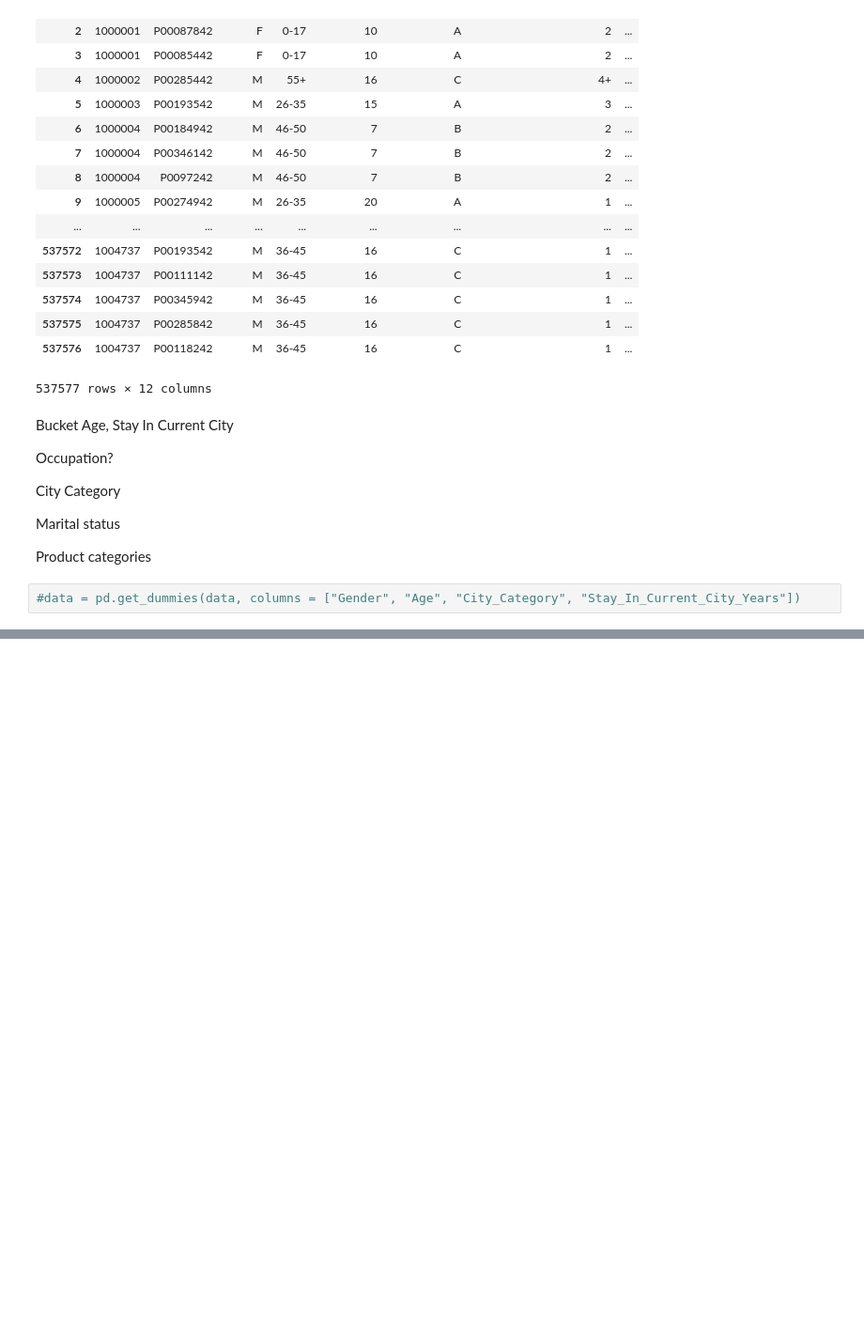
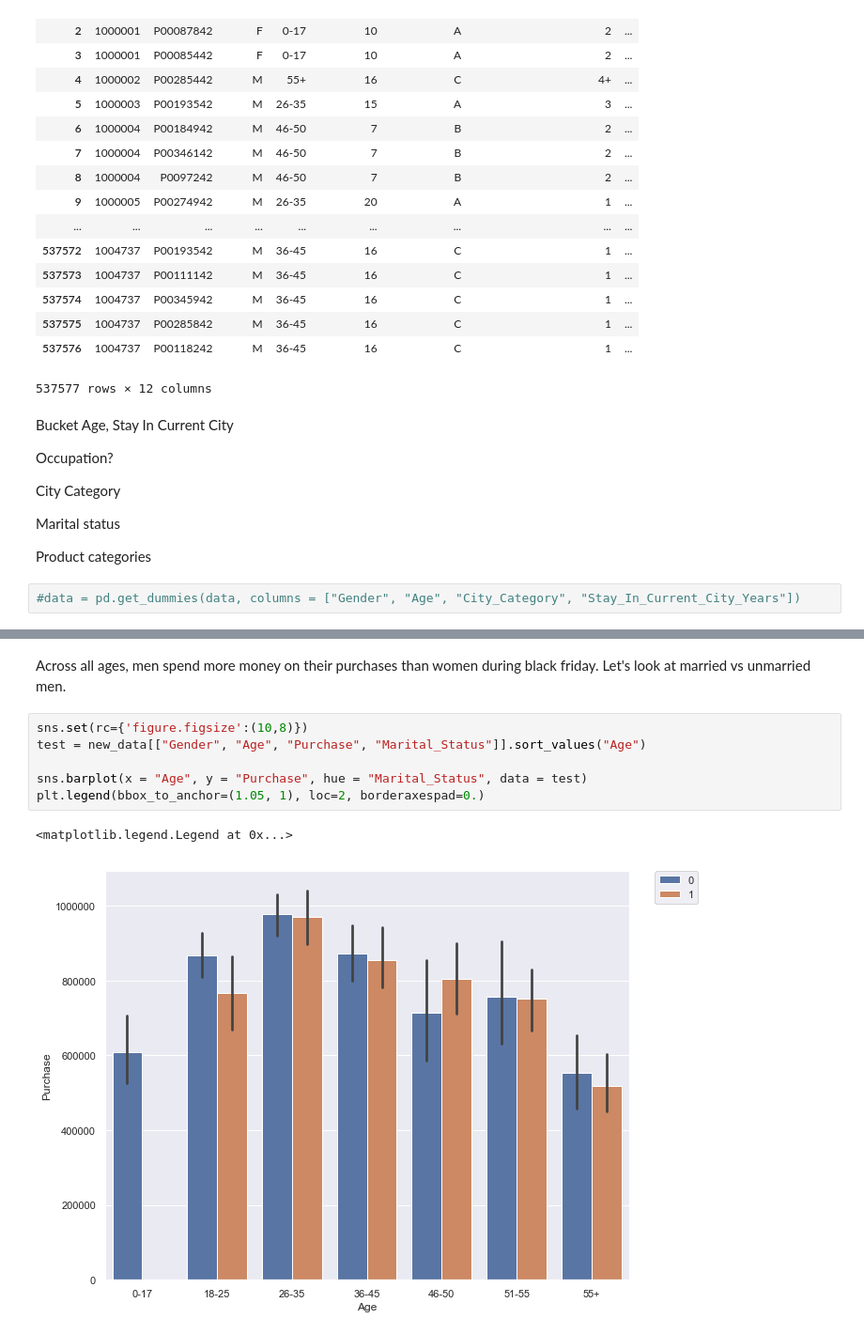
Before and after one commit to MelissieP/black-friday-consumer-behaviour, a Jupyter notebook: EDA.ipynb, the cells around one changed output, grey strips where cells are left out. Shown at 94% size. Saved outputs shown, nothing was run; the diff lists cells and outputs as text; blank space fills up the shorter version.

```diff
--- a/EDA.ipynb
+++ b/EDA.ipynb
@@ -94,0 +112,11 @@ plt.legend(bbox_to_anchor=(1.05, 1), loc=2, borderaxespad=0.)
+# %% [markdown]
+Across all ages, men spend more money on their purchases than women during black friday. Let's look at married vs unmarried men.
+# %%
+sns.set(rc={'figure.figsize':(10,8)})
+test = new_data[["Gender", "Age", "Purchase", "Marital_Status"]].sort_values("Age")
+
+sns.barplot(x = "Age", y = "Purchase", hue = "Marital_Status", data = test)
+plt.legend(bbox_to_anchor=(1.05, 1), loc=2, borderaxespad=0.)
+# %% [output]
+<matplotlib.legend.Legend at 0x...>
+[figure, added]
```
Also changed, not shown: parts of 11 cells of this notebook.
